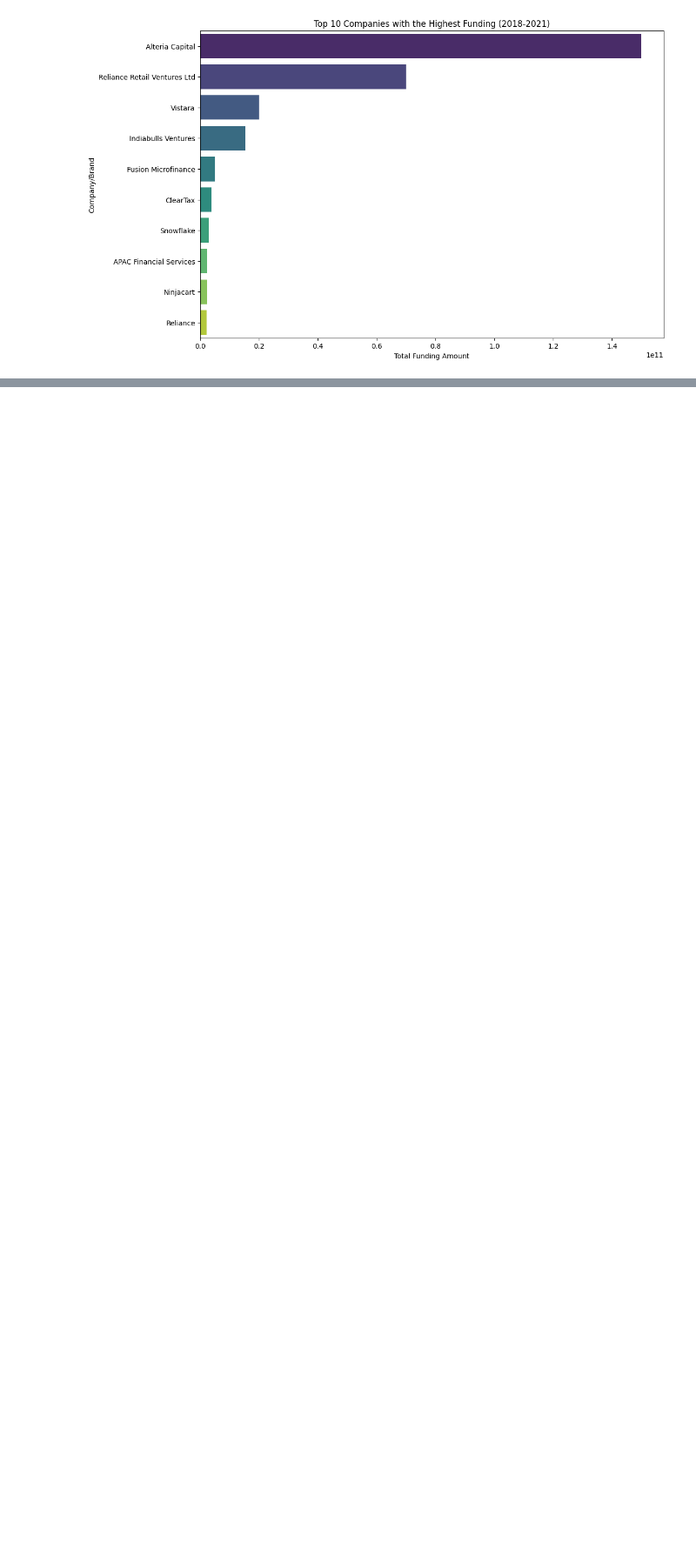
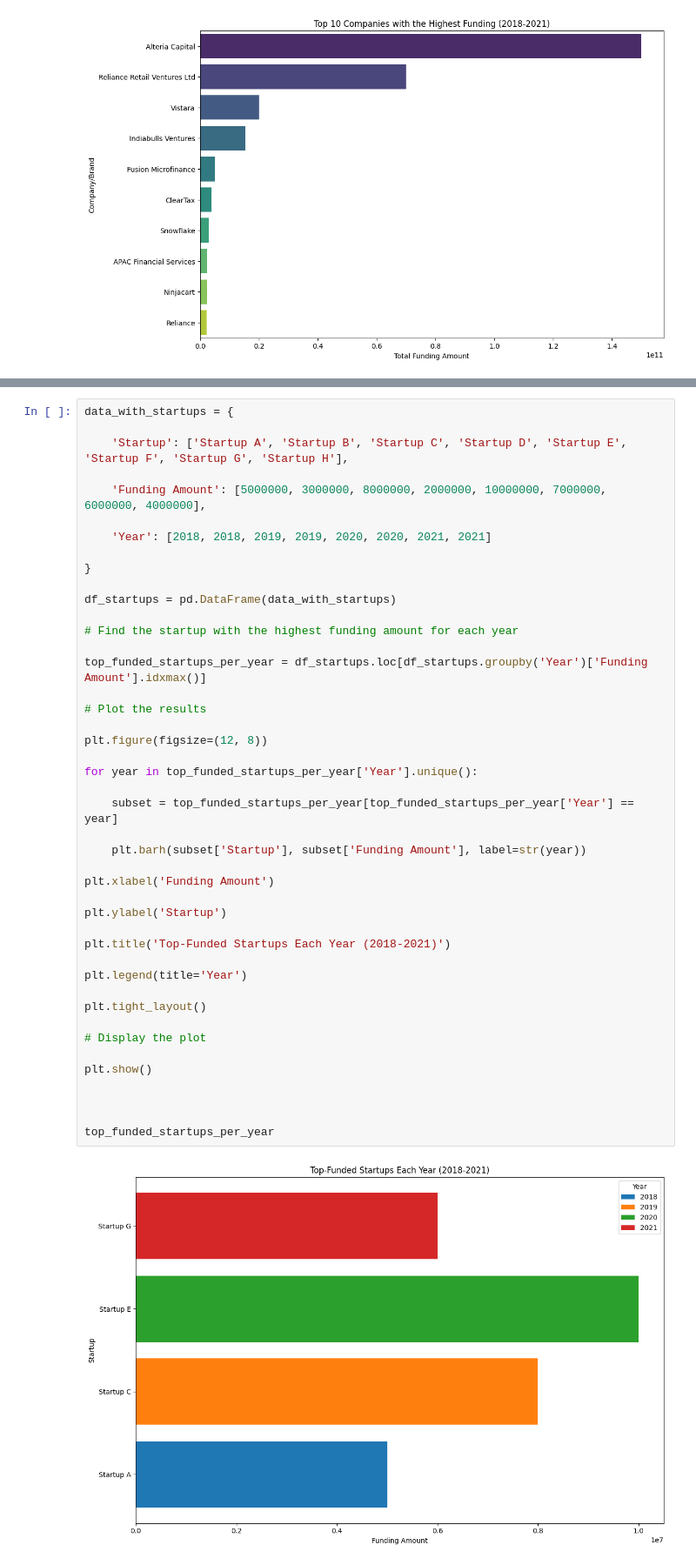
Before and after one commit to Wisdom-EdemD-rah/Indian-Startup-Ecosystem-Project, a Jupyter notebook: Notebooks/ISEP.ipynb, the cells around one changed output, grey strips where cells are left out. Shown at 87% size. Saved outputs shown, nothing was run; the diff lists cells and outputs as text; blank space fills up the shorter version.

```diff
--- a/Notebooks/ISEP.ipynb
+++ b/Notebooks/ISEP.ipynb
@@ -3043,0 +3133,46 @@ DataFrame saved to cleaned_merged_data.xlsx
+# %%
+data_with_startups = {
+
+    'Startup': ['Startup A', 'Startup B', 'Startup C', 'Startup D', 'Startup E', 'Startup F', 'Startup G', 'Startup H'],
+
+    'Funding Amount': [5000000, 3000000, 8000000, 2000000, 10000000, 7000000, 6000000, 4000000],
+
+    'Year': [2018, 2018, 2019, 2019, 2020, 2020, 2021, 2021]
+
+}
+
+df_startups = pd.DataFrame(data_with_startups)
+
+# Find the startup with the highest funding amount for each year
+
+top_funded_startups_per_year = df_startups.loc[df_startups.groupby('Year')['Funding Amount'].idxmax()]
+
+# Plot the results
+
+plt.figure(figsize=(12, 8))
+
+for year in top_funded_startups_per_year['Year'].unique():
+
+    subset = top_funded_startups_per_year[top_funded_startups_per_year['Year'] == year]
+
+    plt.barh(subset['Startup'], subset['Funding Amount'], label=str(year))
+
+plt.xlabel('Funding Amount')
+
+plt.ylabel('Startup')
+
+plt.title('Top-Funded Startups Each Year (2018-2021)')
+
+plt.legend(title='Year')
+
+plt.tight_layout()
+
+# Display the plot
+
+plt.show()
+
+
+
+top_funded_startups_per_year
+# %% [output]
+[figure, added]
```
Also changed, not shown: parts of 18 cells of this notebook, 1 other file.
